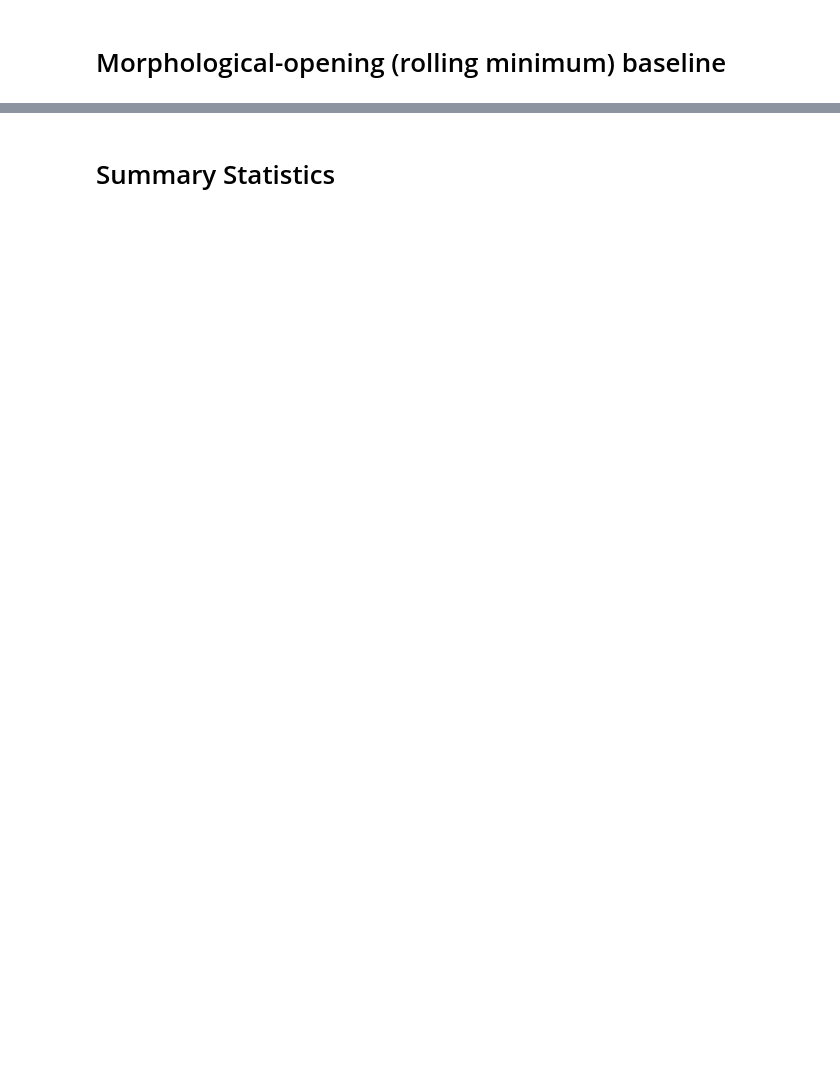
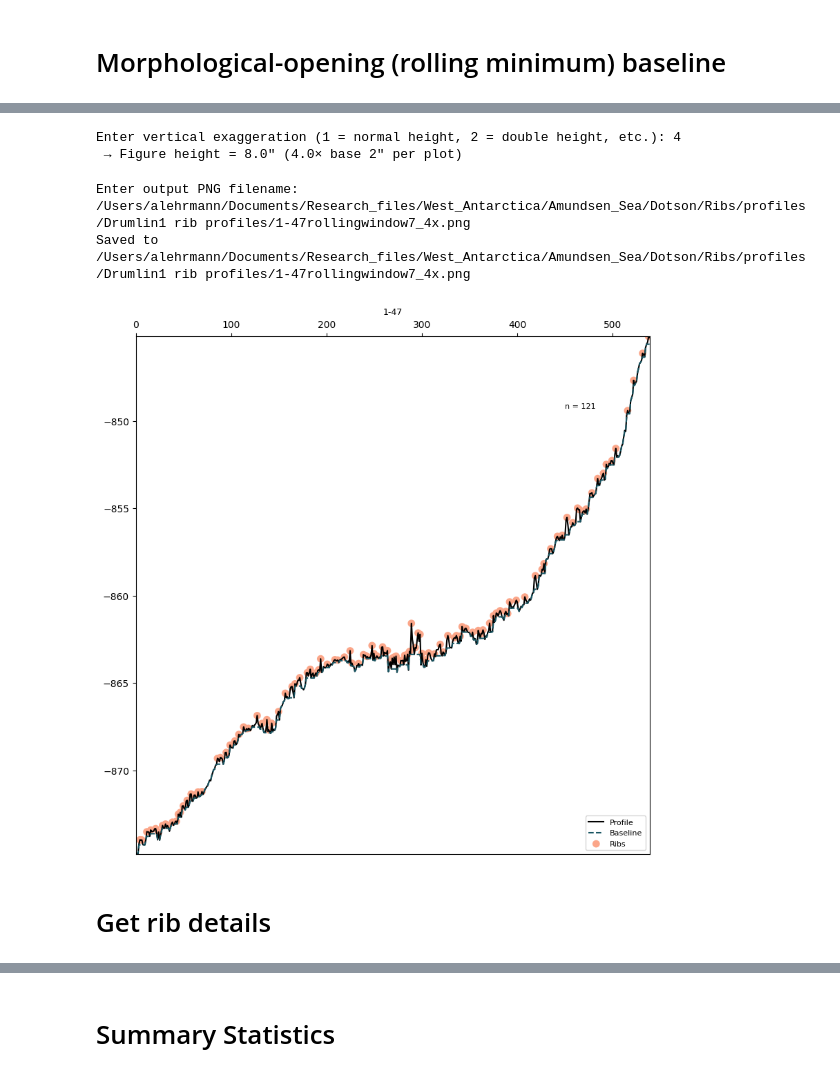
Before and after one commit to AsmaraLehrmann/Hugin_Mission02, a Jupyter notebook: Rib_profiles_RollingWindow.ipynb, the cells around one changed output, grey strips where cells are left out. Saved outputs shown, nothing was run; the diff lists cells and outputs as text; code cells hidden in the pictures; blank space fills up the shorter version.

```diff
--- a/Rib_profiles_RollingWindow.ipynb
+++ b/Rib_profiles_RollingWindow.ipynb
@@ -155,3 +161,79 @@ print("✔ Done – results in", output_xlsx)
+# %%
+# Cell 6: vertical exaggeration → scale axis length instead of y‐range
+ve = input("Enter vertical exaggeration (1 = normal height, 2 = double height, etc.): ")
+try:
+    ve = float(ve)
+except ValueError:
+    print("Invalid entry; defaulting to 1.0")
+    ve = 1.0
+
+# base height per subplot (in inches)
+base_h = 2
+# compute total figure height
+fig_height = len(clean) * base_h * ve
+
+print(f" → Figure height = {fig_height:.1f}\" ({ve}× base {base_h}\" per plot)")
+# %% [output]
+Enter vertical exaggeration (1 = normal height, 2 = double height, etc.): 4
+ → Figure height = 8.0" (4.0× base 2" per plot)
+# %%
+# Cell 7: stacked plots with VE‑scaled height & save
+fig, axes = plt.subplots(
+    len(clean), 1,
+    figsize=(8, fig_height),
+    sharex=True,
+    constrained_layout=True
+)
+if len(clean) == 1:
+    axes = [axes]
+
+for i, (name, df) in enumerate(clean.items()):
+    ax = axes[i]
+    s, z        = df['distance'].values, df['z'].values
+    base, zdt   = df['baseline'].values, df['z_detrended'].values
+    peaks       = np.flatnonzero(df['is_rib'])
+
+    # plot profile, baseline, ribs
+    ax.plot(s, z,    color='black', label='Profile')
+    ax.plot(s, base, '--',        color=base_col, label='Baseline')
+    ax.scatter(
+        s[peaks], base[peaks]+zdt[peaks],
+        s=60, marker='o', facecolor=rib_col,
+        edgecolor='none', label='Ribs'
+    )
+
+    # inset with rib count
+    ax_i = inset_axes(ax, width="25%", height="25%", loc='upper right')
+    ax_i.axis('off')
+    ax_i.text(0.5, 0.5, f"n = {int(df['is_rib'].sum())}",
+              ha='center', va='center', fontsize=8)
+
+    # uniform y‑limits (no VE on data range)
+    mid = (z.max() + z.min()) / 2
+    ax.set_ylim(mid - max_range/2, mid + max_range/2)
+    ax.set_xlim(x_min, x_max)
+    ax.set_title(name, fontsize=9)
+
+    # x‑axis only on top & bottom
+    if i == 0:
+        ax.xaxis.set_label_position('top')
+        ax.xaxis.tick_top()
+    elif i < len(clean) - 1:
+        ax.tick_params(labelbottom=False, labeltop=False)
+
+    ax.legend(loc='lower right', fontsize=8)
+
+# save to PNG
+out_png = input("Enter output PNG filename: ")
+fig.savefig(out_png, dpi=300)
+print(f"Saved to {out_png}")
+plt.show()
+# %% [output]
+Enter output PNG filename: /Users/alehrmann/Documents/Research_files/West_Antarctica/Amundsen_Sea/Dotson/Ribs/profiles/Drumlin1 rib profiles/1-47rollingwindow7_4x.png
+Saved to /Users/alehrmann/Documents/Research_files/West_Antarctica/Amundsen_Sea/Dotson/Ribs/profiles/Drumlin1 rib profiles/1-47rollingwindow7_4x.png
+[figure, added]
+# %% [markdown]
+# Get rib details
 # %%
 # Cell 1: imports
 import pandas as pd
```
Also changed, not shown: parts of 17 cells of this notebook.
